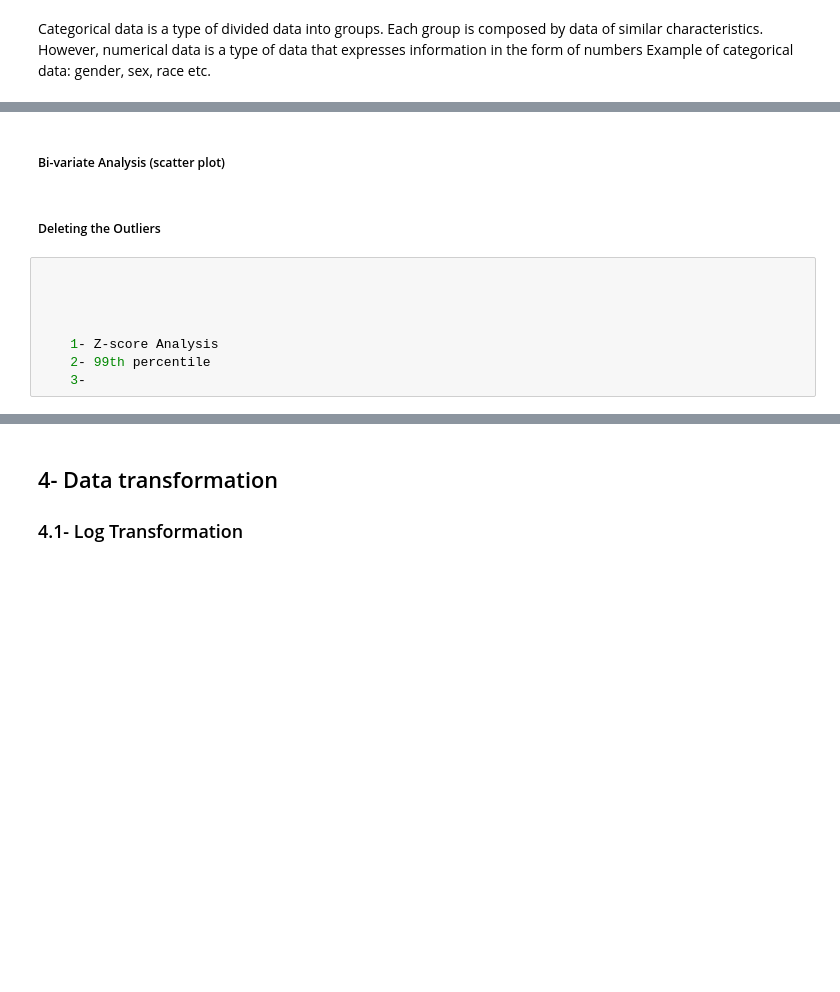
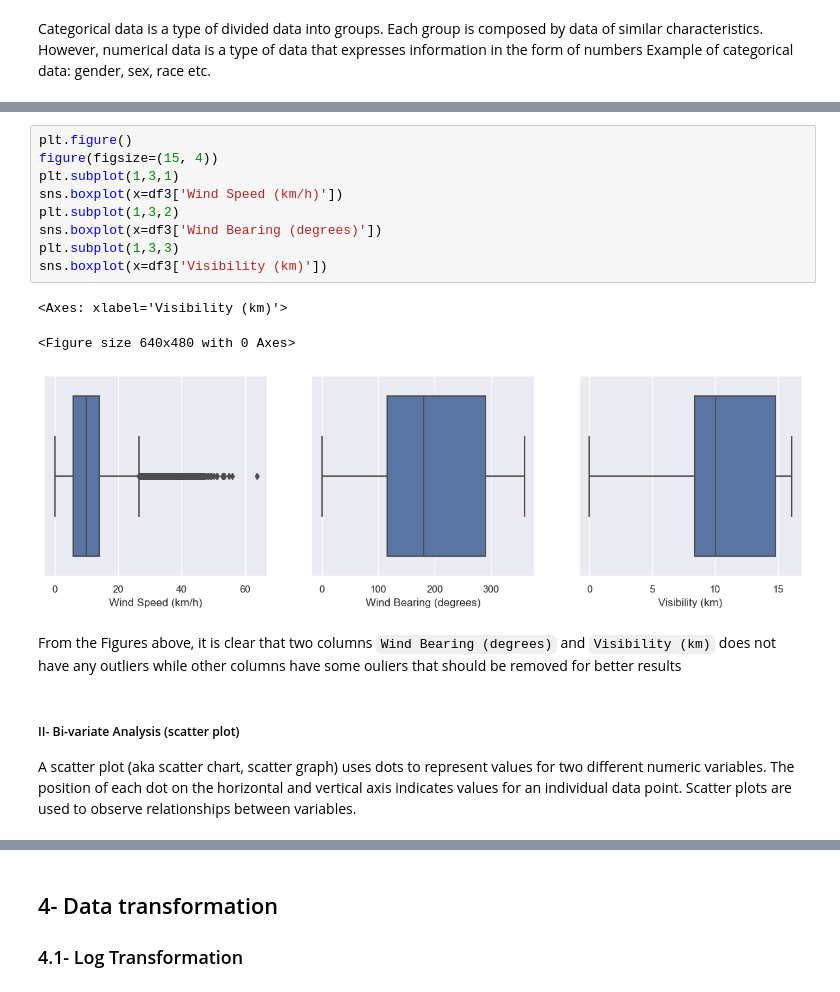
Before and after one commit to BaddyMAK/Data_cleaning_and_transformation, a Jupyter notebook: data_cleaning_and_transformation.ipynb, the cells around one changed output, grey strips where cells are left out. Cells and saved outputs as stored; diff of their text form; blank space fills up the shorter version.

```diff
--- a/data_cleaning_and_transformation.ipynb
+++ b/data_cleaning_and_transformation.ipynb
@@ -463,12 +508,18 @@ It is important to understand reasons and causes behind the existence of outlier
+# %%
+plt.figure()
+figure(figsize=(15, 4))
+plt.subplot(1,3,1)
+sns.boxplot(x=df3['Wind Speed (km/h)'])
+plt.subplot(1,3,2)
+sns.boxplot(x=df3['Wind Bearing (degrees)'])
+plt.subplot(1,3,3)
+sns.boxplot(x=df3['Visibility (km)'])
+# %% [output]
+<Axes: xlabel='Visibility (km)'>
+<Figure size 640x480 with 0 Axes>
+[figure, added]
+# %% [markdown]
+From the Figures above, it is clear that two columns `Wind Bearing (degrees)` and `Visibility (km)` does not have any outliers while other columns have some ouliers that should be removed for better results
 # %% [markdown]
-##### Bi-variate Analysis (scatter plot)
+##### II- Bi-variate Analysis (scatter plot)
+A scatter plot (aka scatter chart, scatter graph) uses dots to represent values for two different numeric variables. The position of each dot on the horizontal and vertical axis indicates values for an individual data point. Scatter plots are used to observe relationships between variables.
-# %% [markdown]
-##### Deleting the Outliers
-# %%
-
-
-
-
-    1- Z-score Analysis
-    2- 99th percentile
-    3-
```
Also changed, not shown: parts of 19 cells of this notebook.
